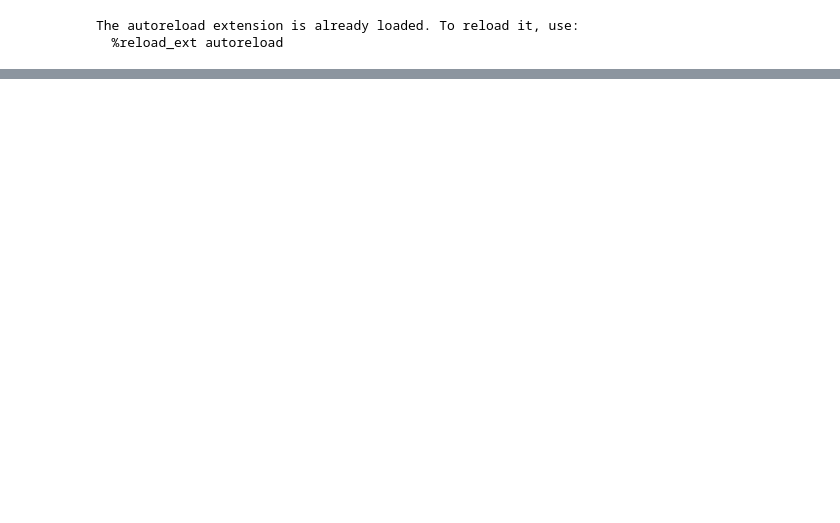
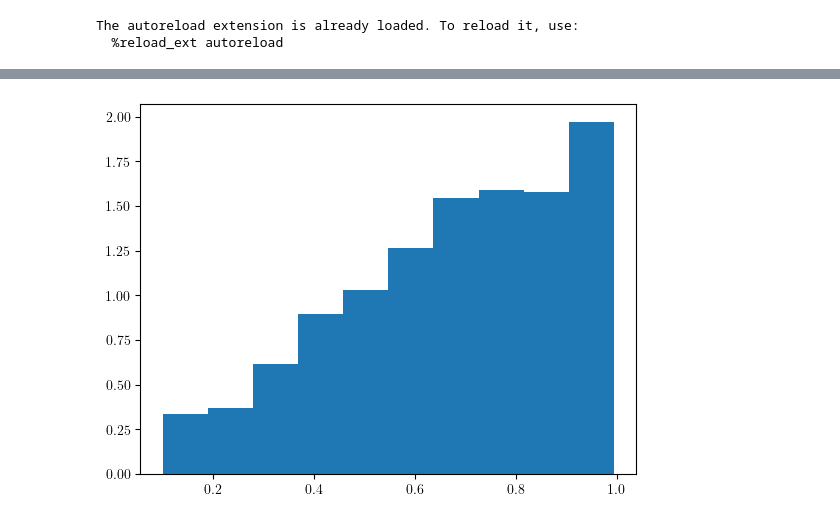
Before and after one commit to aaguayoo/binary-statistics, a Jupyter notebook: python/notebooks/distributions.ipynb, the cells around one changed output, grey strips where cells are left out. Saved outputs shown, nothing was run; the diff lists cells and outputs as text; code cells hidden in the pictures; blank space fills up the shorter version.

```diff
--- a/python/notebooks/distributions.ipynb
+++ b/python/notebooks/distributions.ipynb
@@ -40,0 +42,11 @@ class Uniform(BaseDistribution):
+# %%
+@dataclass
+class Thermal(BaseDistribution):
+
+    dist_parameters: dict = Field(default={})
+
+    def __post_init_post_parse__(self):
+        super().__init__(self.dist_parameters)
+
+    def distribution(self, x):
+        return 2*x
@@ -69,0 +104,4 @@ array([0.  , 0.  , 0.  , 0.  , 0.  , 0.  , 0.  , 0.  , 0.  , 0.  , 0.  ,
+# %%
+_=plt.hist(thermal.random_sample(0,1,1000), density=True)
+# %% [output]
+[figure, added]
```
Also changed, not shown: parts of 12 cells of this notebook, 3 other files.
